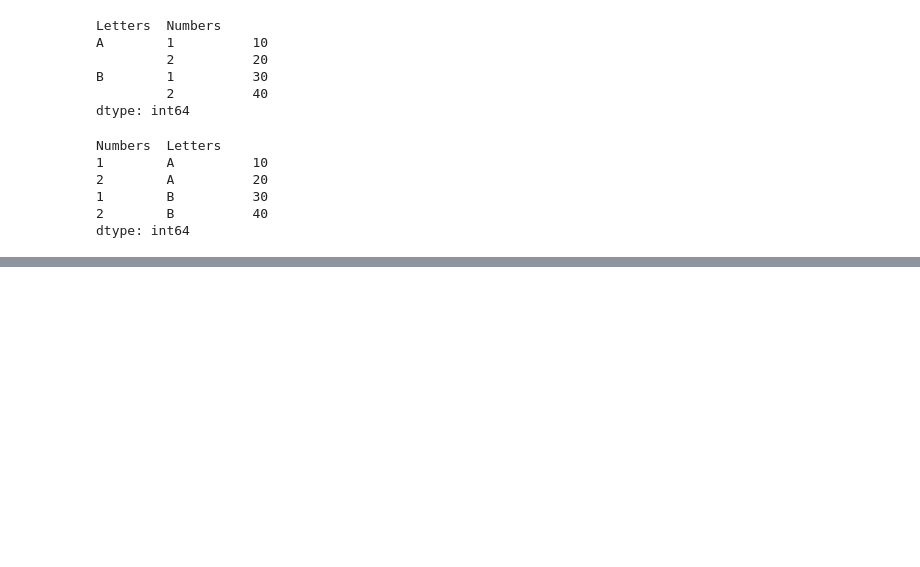
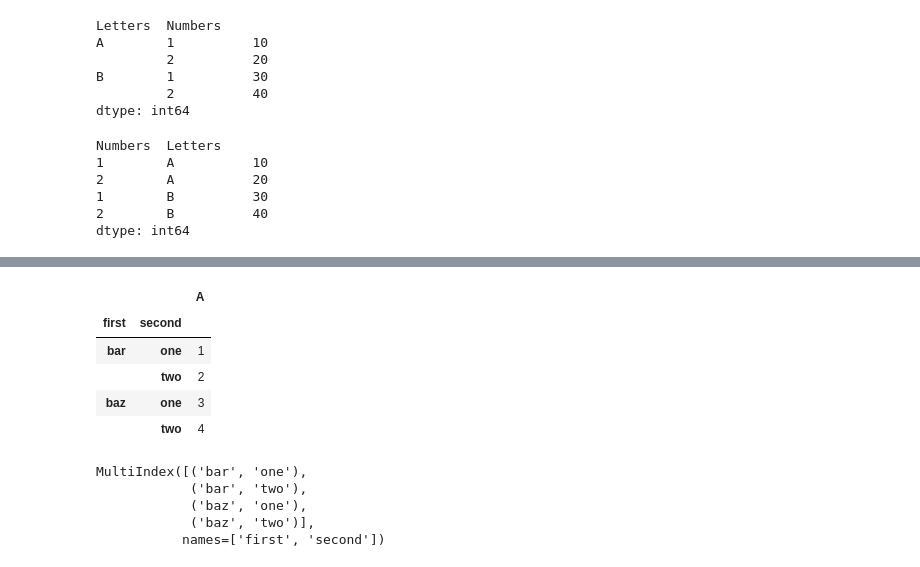
Before and after one commit to ChopinNo3Op9/Coding-Challenge, a Jupyter notebook: multi index intro.ipynb, the cells around one changed output, grey strips where cells are left out. Drawn from its saved outputs; the diff is of its cells as text; code cells hidden in the pictures; blank space fills up the shorter version.

```diff
--- a/multi index.ipynb
+++ b/multi index intro.ipynb
@@ -224,0 +305,18 @@ dtype: float64
+# %%
+df_set = df_reset.set_index(['first', 'second'])
+df_set
+# %% [output]
+|  |  | A |
+| first | second |  |
+| bar | one | 1 |
+|  | two | 2 |
+| baz | one | 3 |
+|  | two | 4 |
+# %%
+df_set.index
+# %% [output]
+MultiIndex([('bar', 'one'),
+            ('bar', 'two'),
+            ('baz', 'one'),
+            ('baz', 'two')],
+           names=['first', 'second'])
```
Also changed, not shown: parts of 14 cells of this notebook.
